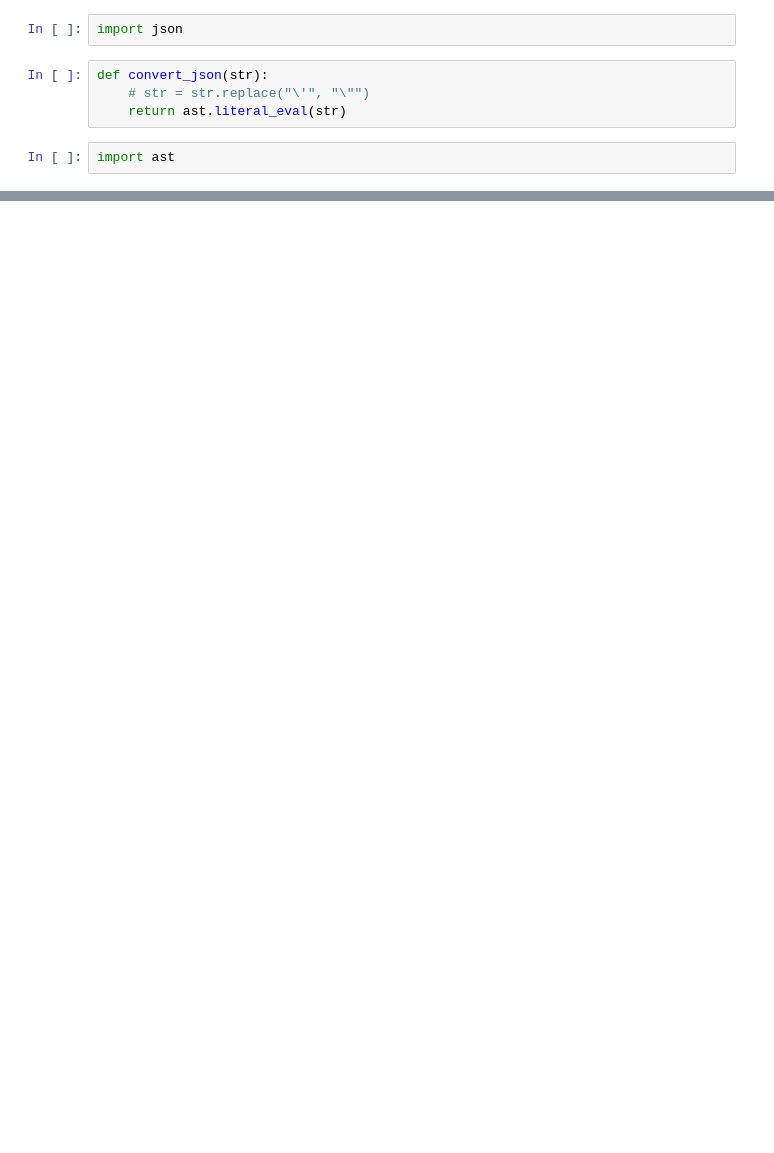
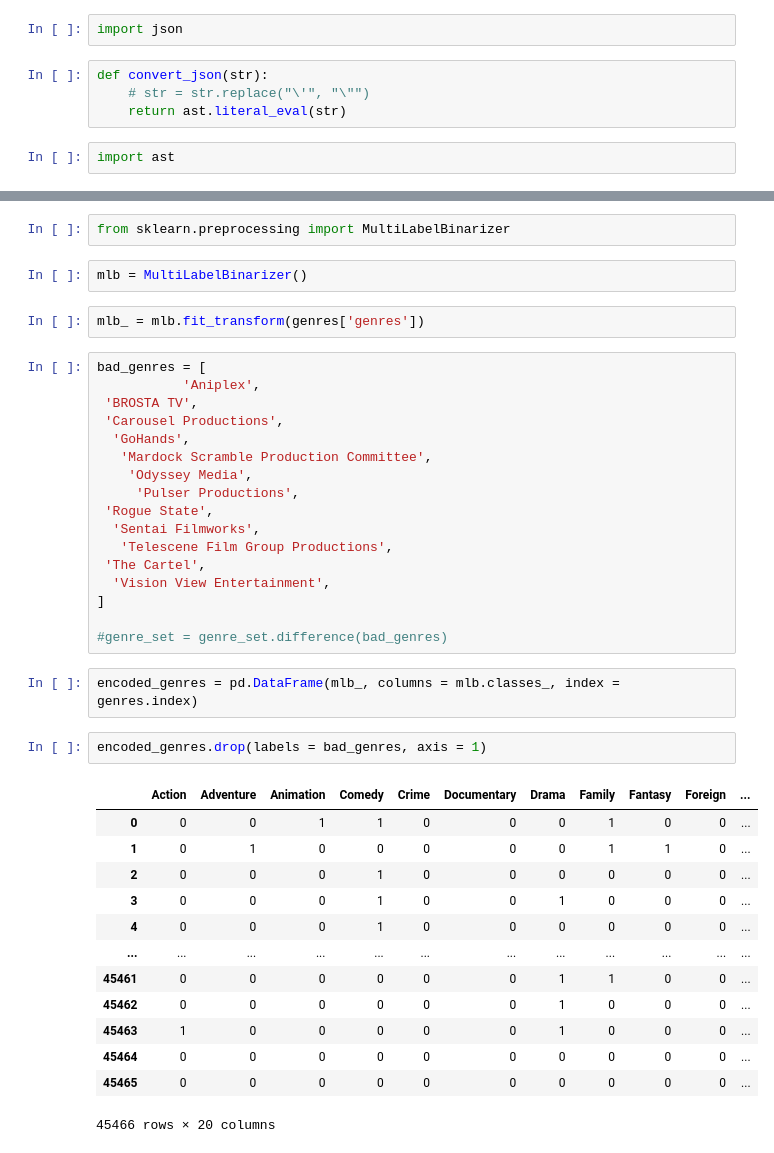
Before and after one commit to ErikSeguinte/movie_data, a Jupyter notebook: processing.ipynb, the cells around one changed output, grey strips where cells are left out. Saved outputs shown, nothing was run; the diff lists cells and outputs as text; blank space fills up the shorter version.

Commit message:
Genres encoded

```diff
--- a/processing.ipynb
+++ b/processing.ipynb
@@ -334,0 +337,41 @@ json.loads(str)
+# %%
+from sklearn.preprocessing import MultiLabelBinarizer
+# %%
+mlb = MultiLabelBinarizer()
+# %%
+mlb_ = mlb.fit_transform(genres['genres'])
+# %%
+bad_genres = [
+           'Aniplex',
+ 'BROSTA TV',
+ 'Carousel Productions',
+  'GoHands',
+   'Mardock Scramble Production Committee',
+    'Odyssey Media',
+     'Pulser Productions',
+ 'Rogue State',
+  'Sentai Filmworks',
+   'Telescene Film Group Productions',
+ 'The Cartel',
+  'Vision View Entertainment',
+]
+
+#genre_set = genre_set.difference(bad_genres)
+# %%
+encoded_genres = pd.DataFrame(mlb_, columns = mlb.classes_, index = genres.index)
+# %%
+encoded_genres.drop(labels = bad_genres, axis = 1)
+# %% [output]
+|  | Action | Adventure | Animation | Comedy | Crime | Documentary | Drama | Family | Fantasy | Foreign | ... |
+| 0 | 0 | 0 | 1 | 1 | 0 | 0 | 0 | 1 | 0 | 0 | ... |
+| 1 | 0 | 1 | 0 | 0 | 0 | 0 | 0 | 1 | 1 | 0 | ... |
+| 2 | 0 | 0 | 0 | 1 | 0 | 0 | 0 | 0 | 0 | 0 | ... |
+| 3 | 0 | 0 | 0 | 1 | 0 | 0 | 1 | 0 | 0 | 0 | ... |
+| 4 | 0 | 0 | 0 | 1 | 0 | 0 | 0 | 0 | 0 | 0 | ... |
+| ... | ... | ... | ... | ... | ... | ... | ... | ... | ... | ... | ... |
+| 45461 | 0 | 0 | 0 | 0 | 0 | 0 | 1 | 1 | 0 | 0 | ... |
+| 45462 | 0 | 0 | 0 | 0 | 0 | 0 | 1 | 0 | 0 | 0 | ... |
+| 45463 | 1 | 0 | 0 | 0 | 0 | 0 | 1 | 0 | 0 | 0 | ... |
+| 45464 | 0 | 0 | 0 | 0 | 0 | 0 | 0 | 0 | 0 | 0 | ... |
+| 45465 | 0 | 0 | 0 | 0 | 0 | 0 | 0 | 0 | 0 | 0 | ... |
+45466 rows × 20 columns
```
Also changed, not shown: parts of 7 cells of this notebook.
